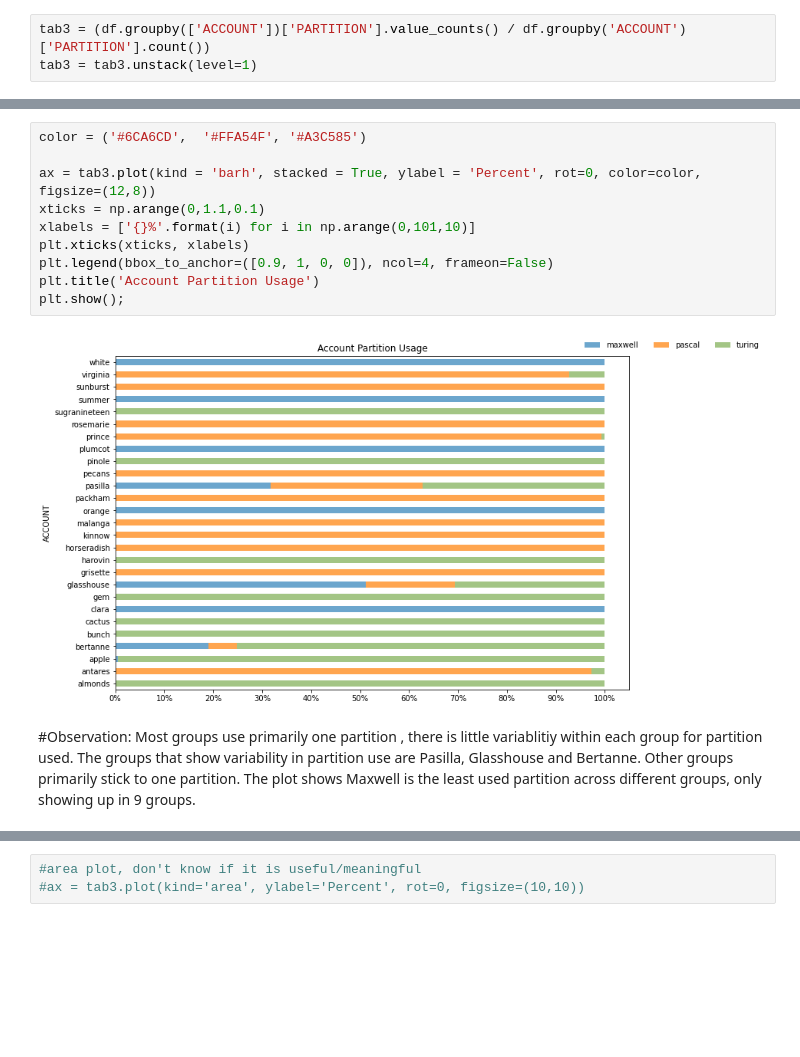
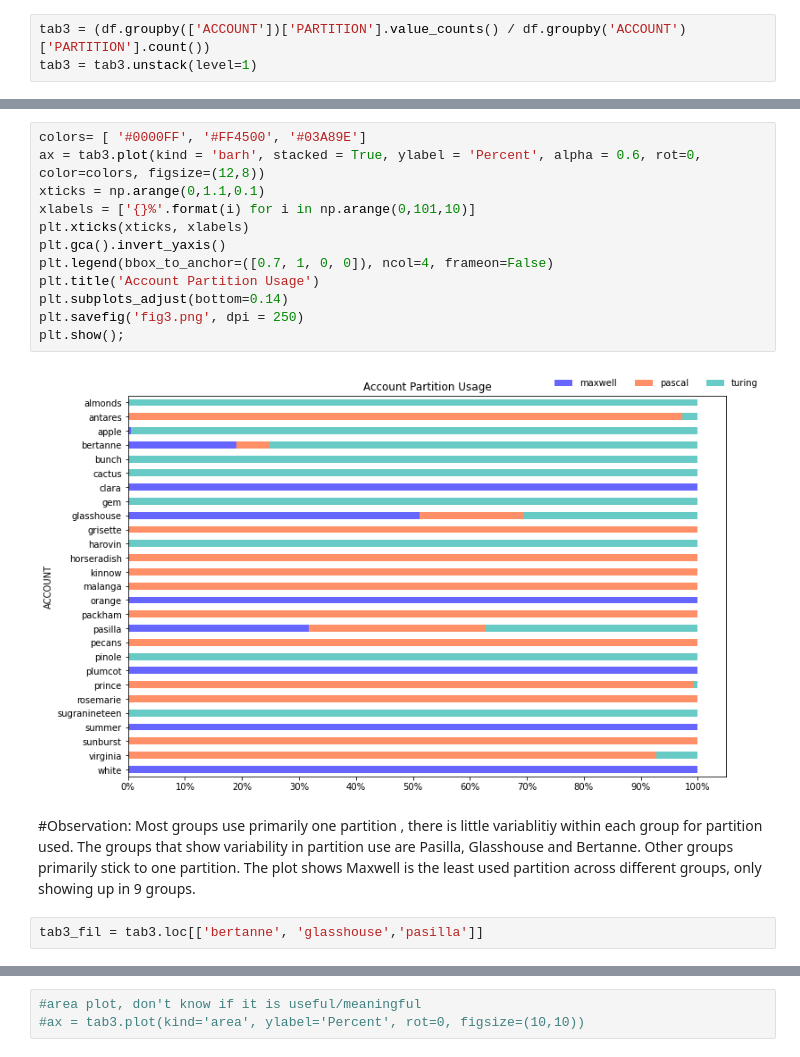
Before and after one commit to essetetsahai/accre_project-jolly_ranchers, a Jupyter notebook: notebook/accre_et_10_29.ipynb, the cells around one changed output, grey strips where cells are left out. Cells and saved outputs as stored; diff of their text form; blank space fills up the shorter version.

```diff
--- a/notebook/accre_et_10_29.ipynb
+++ b/notebook/accre_et_10_29.ipynb
@@ -154,14 +286,18 @@ tab3 = tab3.unstack(level=1)
 # %%
-color = ('#6CA6CD',  '#FFA54F', '#A3C585')
-
-ax = tab3.plot(kind = 'barh', stacked = True, ylabel = 'Percent', rot=0, color=color, figsize=(12,8))
+colors= [ '#0000FF', '#FF4500', '#03A89E']
+ax = tab3.plot(kind = 'barh', stacked = True, ylabel = 'Percent', alpha = 0.6, rot=0, color=colors, figsize=(12,8))
 xticks = np.arange(0,1.1,0.1)
 xlabels = ['{}%'.format(i) for i in np.arange(0,101,10)]
 plt.xticks(xticks, xlabels)
-plt.legend(bbox_to_anchor=([0.9, 1, 0, 0]), ncol=4, frameon=False)
+plt.gca().invert_yaxis()
+plt.legend(bbox_to_anchor=([0.7, 1, 0, 0]), ncol=4, frameon=False)
 plt.title('Account Partition Usage')
+plt.subplots_adjust(bottom=0.14)
+plt.savefig('fig3.png', dpi = 250)
 plt.show();
 # %% [output]
-[figure, old version]
+[figure, new version]
 # %% [markdown]
 #Observation: Most groups use primarily one partition , there is little variablitiy within each group for partition used. The groups that show variability in partition use are Pasilla, Glasshouse and Bertanne. Other groups primarily stick to one partition. The plot shows Maxwell is the least used partition across different groups, only showing up in 9 groups.
+# %%
+tab3_fil = tab3.loc[['bertanne', 'glasshouse','pasilla']]
```
Also changed, not shown: parts of 88 cells of this notebook.
